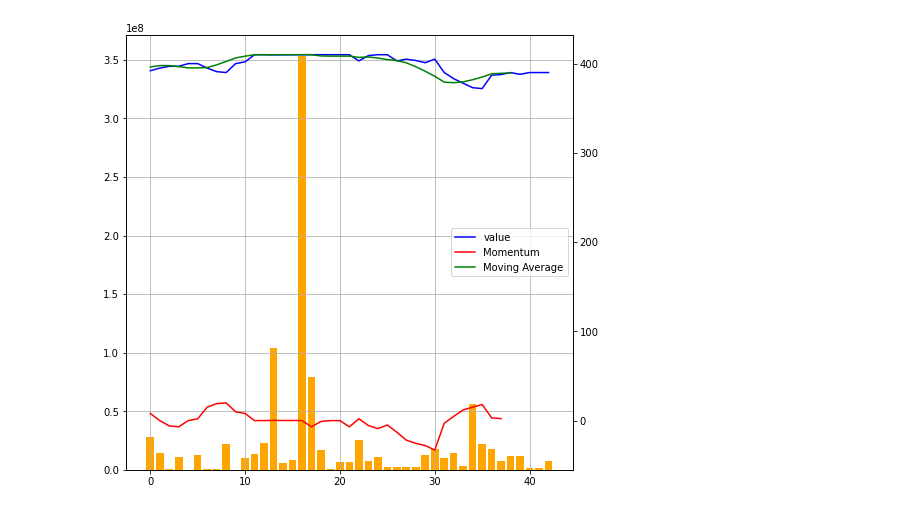
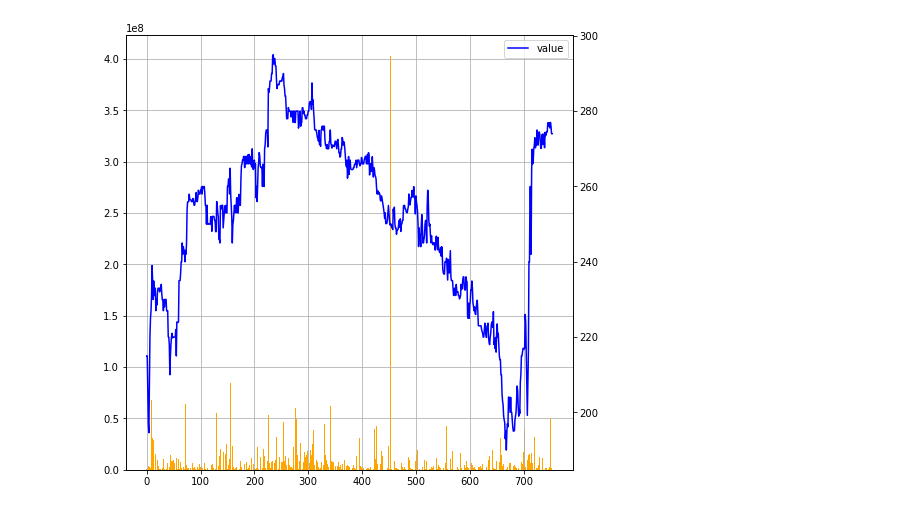
Before and after one commit to OussamaDERAOUI/PYTHON_PROJECT, a Jupyter notebook: PYTHON_PROJECT.ipynb, the cells around one changed output. Saved outputs shown, nothing was run; the diff lists cells and outputs as text; code cells hidden in the pictures.

Commit message:
Added comments to code, completed graphing funcs

```diff
--- a/PYTHON_PROJECT.ipynb
+++ b/PYTHON_PROJECT.ipynb
@@ -81,31 +85,4 @@ with open('bcp_csv.csv', 'w') as f:
-# %%
-import csv
-from bs4 import BeautifulSoup
-
-def aspx_to_csv(name_aspx):
-    file = open(name_aspx, "rt")
-    read_file = file.read()
-    file.close()
-
-    file_soup = BeautifulSoup(read_file)
-
-    max_len = len(file_soup.find_all("span"))
-    lst = []
-    for i in range(0,max_len,6):
-           lst.append([bcp.find_all("span")[i].get_text(),
-                       float(file_soup.find_all("span")[i+1].get_text().replace(',','.')),
-                       float(file_soup.find_all("span")[i+2].get_text().replace(',','.')),
-                       float(file_soup.find_all("span")[i+3].get_text().replace(',','.')),
-                       float(file_soup.find_all("span")[i+4].get_text().replace(',','.')),
-                       float(file_soup.find_all("span")[i+5].get_text().replace(',','.'))])
-
-
-    cols= ['date','closing','adjusted','evolution','quantity','volume']
-    name = name_aspx.replace('.aspx','')
-    with open(name+'_csv.csv', 'w') as f:
-        csv_writer = csv.writer(f)
-        csv_writer.writerow(cols)
-        csv_writer.writerows(lst)
 # %%
-name = "bmci.aspx"
+%%timeit
+name = "bcp.aspx"
 aspx_to_csv(name)
@@ -197,4 +223,4 @@ stock.data.head(6)
 # %%
-stock.graph(5,5)
+stock.staticgraph()
 # %% [output]
-[figure, old version]
+[figure, new version]
```
Also changed, not shown: parts of 22 cells of this notebook, 4 other files.
